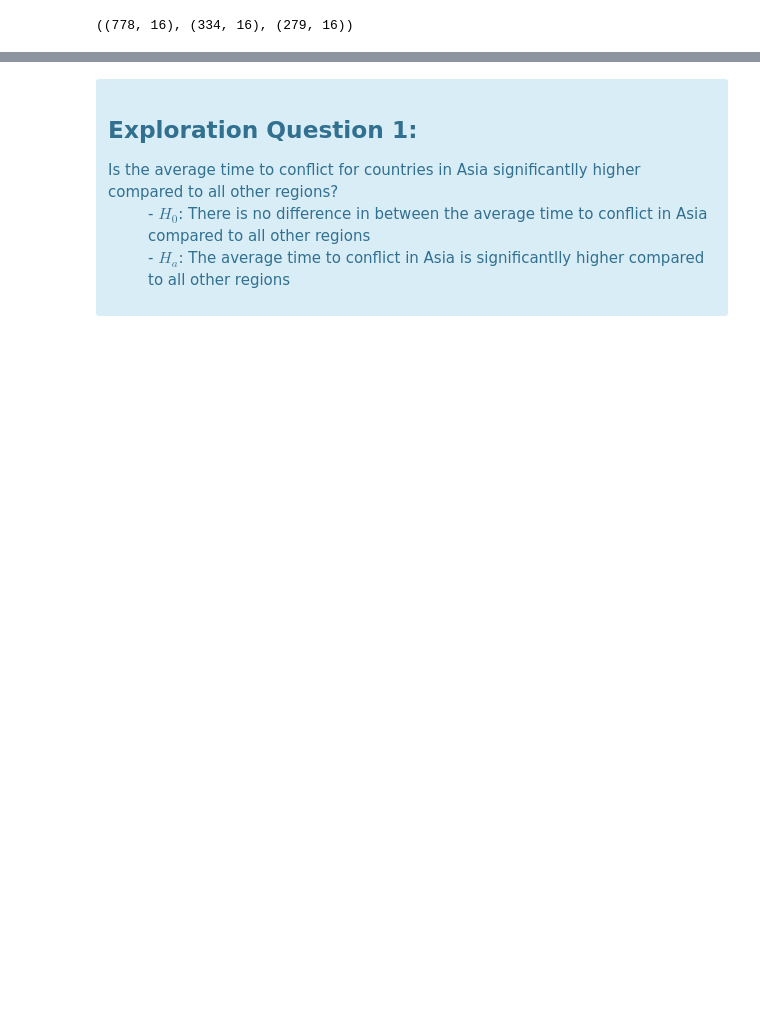
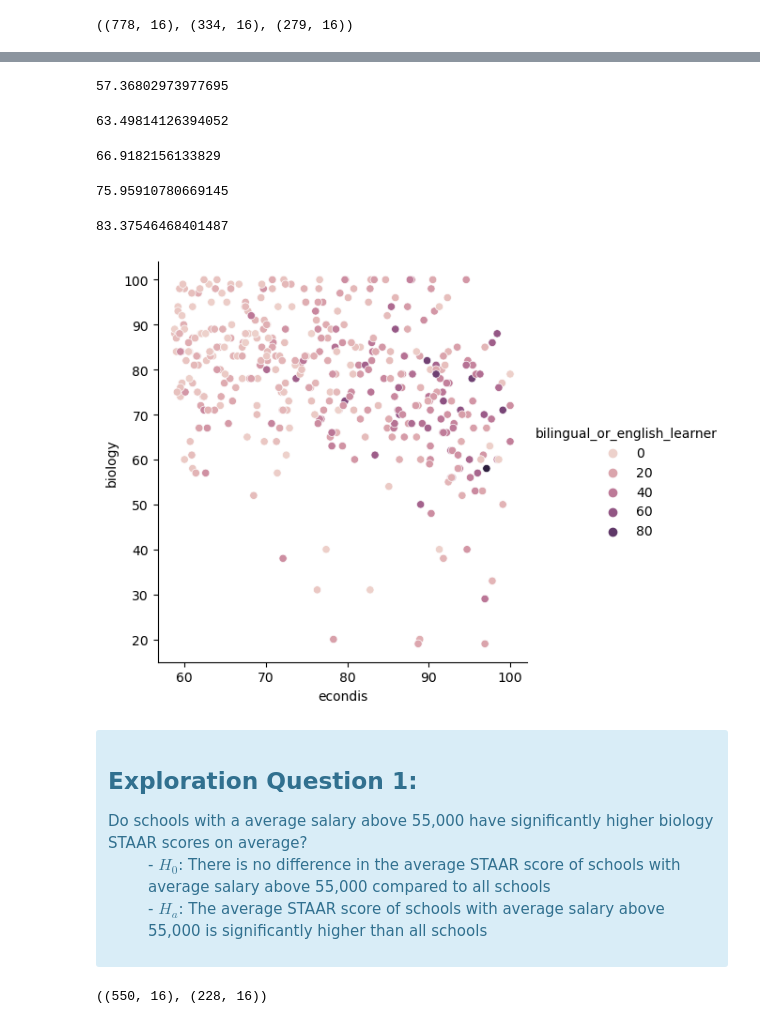
Before and after one commit to college-readiness-preds/capstone_readiness, a Jupyter notebook: Andy/explore.ipynb, the cells around one changed output, grey strips where cells are left out. Saved outputs shown, nothing was run; the diff lists cells and outputs as text; code cells hidden in the pictures; blank space fills up the shorter version.

```diff
--- a/Andy/explore.ipynb
+++ b/Andy/explore.ipynb
@@ -44,11 +84,38 @@ train.shape, val.shape, test.shape
+# %%
+train[train['bilingual_or_english_learner']>13]['english_1'].mean()
+# %% [output]
+57.36802973977695
+# %%
+train[train['bilingual_or_english_learner']>13]['english_2'].mean()
+# %% [output]
+63.49814126394052
+# %%
+train[train['bilingual_or_english_learner']>13]['algebra'].mean()
+# %% [output]
+66.9182156133829
+# %%
+train[train['bilingual_or_english_learner']>13]['biology'].mean()
+# %% [output]
+75.95910780669145
+# %%
+train[train['bilingual_or_english_learner']>13]['history'].mean()
+# %% [output]
+83.37546468401487
+# %%
+a=train[train['bilingual_or_english_learner']>13]
+b=train[train['econdis']>58.5]
+sns.relplot(x='econdis', y='biology', hue='bilingual_or_english_learner', data=b)
+plt.show()
+# %% [output]
+[figure, added]
 # %% [markdown]
 <div class="alert alert-info">
     <header>
     <h2>Exploration Question 1:</h2>
     </header>
     <dl>
-        <dt>Is the average time to conflict for countries in Asia significantlly higher compared to all other regions?</dt>
-        <dd>- $H_0$: There is no difference in between the average time to conflict in Asia compared to all other regions</dd>
-        <dd>- $H_a$: The average time to conflict in Asia is significantlly higher compared to all other regions</dd>
+        <dt>Do schools with a average salary above 55,000 have significantly higher biology STAAR scores on average?</dt>
+        <dd>- $H_0$: There is no difference in the average STAAR score of schools with average salary above 55,000 compared to all schools</dd>
+        <dd>- $H_a$: The average STAAR score of schools with average salary above 55,000 is significantly higher than all schools</dd>
     </dl>
 </div>
@@ -54,0 +128,4 @@ train.shape, val.shape, test.shape
+# %%
+salmore.shape, salless.shape
+# %% [output]
+((550, 16), (228, 16))
```
Also changed, not shown: parts of 76 cells of this notebook, 1 other file.
